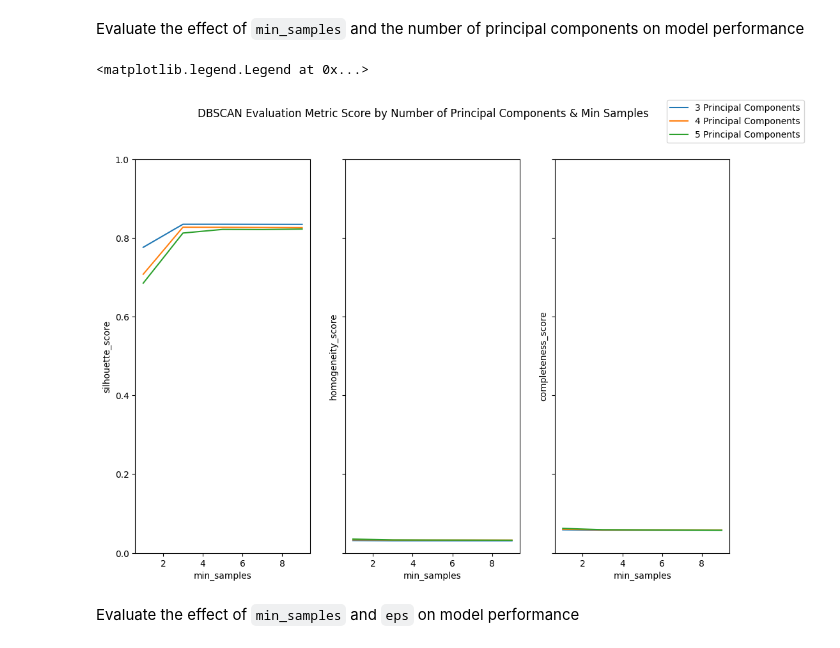
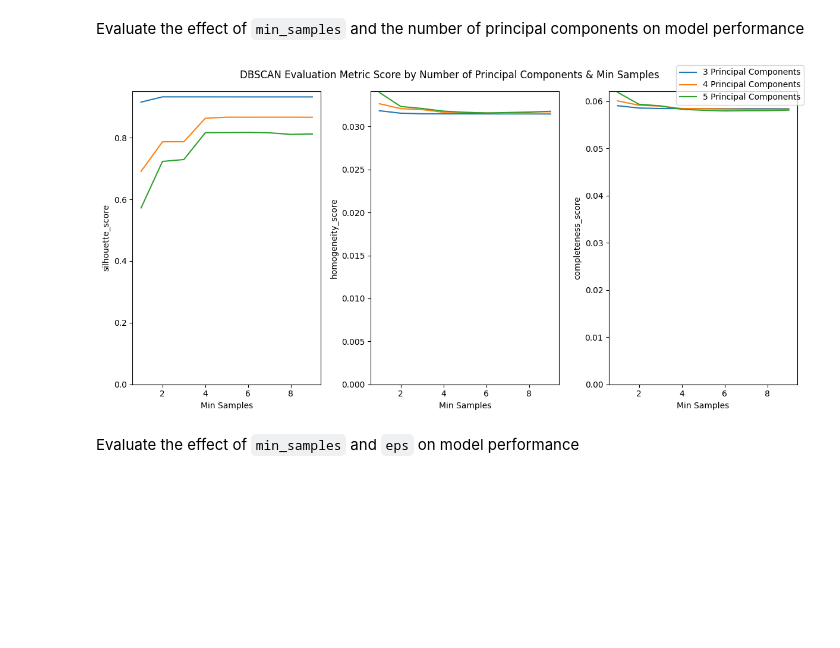
Before and after one commit to MattGroho/tab-hero, a Jupyter notebook: notebooks/unsupervised_pipeline_investigation.ipynb, the cells around one changed output. Saved outputs shown, nothing was run; the diff lists cells and outputs as text; code cells hidden in the pictures; blank space fills up the shorter version.

```diff
--- a/notebooks/unsupervised_pipeline_investigation.ipynb
+++ b/notebooks/unsupervised_pipeline_investigation.ipynb
@@ -661,7 +661,7 @@ def plot_metrics_by_2params(df, param1, param2, param2_lab, fig_title, x_label,
         for param2_val in df.loc[:, param2].unique():
             # Filter dataframe
             param2_filter = df.loc[:, param2] == param2_val
-            _y = df.loc[param2_filter, metric]
+            _y = df.loc[param2_filter, [param1, metric]].groupby(param1).mean()
 
             # Only assign label in last axis to avoid duplication in legend
             if i == n_metrics - 1:
@@ -732,7 +732,7 @@ plot_metrics_by_2params(
 # %% [markdown]
 ### Clustering with `DBSCAN`
 # %%
-eps_list = np.arange(.25, .876, .05)
+eps_list = [np.round(eps, 2) for eps in np.arange(.25, .876, .05)] # Handling floating point error
 min_samples_list = range(1, 10, 1)
 
 n_hyperparameters = len(poss_principal_components) * len(eps_list) * len(min_samples_list)
@@ -747,7 +747,7 @@ for n_components, pca_dataset in zip(poss_principal_components, pca_datasets):
     for eps in eps_list:
         for min_samples in min_samples_list:
             dbscan = DBSCAN(
-                eps=np.round(eps, 1), # .3 in eps_list was returned with a floating point error
+                eps=eps,
                 min_samples=min_samples,
                 n_jobs=-1
             ).fit(pca_dataset)
@@ -920,32 +860,17 @@ fig.legend()
 # %% [markdown]
 Evaluate the effect of `min_samples` and the number of principal components on model performance
 # %%
-fig, axs = plt.subplots(nrows=1, ncols=3, figsize=(12,8), sharex=True, sharey=True)
-x = dbscan_eval_df.min_samples.unique()
-hyperparameter = 'min_samples'
-
-for i in range(3):
-    # Access current axis
-    ax = axs[i]
-
-    # Assign current metric
-    metric = metrics[i]
-
-    # Plot data inside each chart
-    for n_components in dbscan_eval_df.loc[:, 'n_components'].unique():
-        y = dbscan_eval_df.loc[dbscan_eval_df.loc[:, 'n_components'] == n_components, [hyperparameter, metric]].groupby(hyperparameter).mean()
-        ax.plot(x, y, label=f"{n_components} Principal Components" if i == 2 else "") # Only add labels to the legend in final loop to avoid duplicates
-
-    # Update figure axes and labels
-    ax.set_ylim(0, 1)
-    ax.set_ylabel(metric)
-    ax.set_xlabel('min_samples')
-
-fig.suptitle(f"{model_name.upper()} Evaluation Metric Score by Number of Principal Components & Min Samples")
-fig.legend()
+plot_metrics_by_2params(
+    dbscan_eval_df,
+    param1='min_samples',
+    param2='n_components',
+    param2_lab='Principal Components',
+    fig_title=f"{model_name.upper()} Evaluation Metric Score by Number of Principal Components & Min Samples",
+    x_label="Min Samples",
+    figsize=(12,6)
+)
 # %% [output]
-<matplotlib.legend.Legend at 0x...>
-[figure, old version]
+[figure, new version]
 # %% [markdown]
 Evaluate the effect of `min_samples` and `eps` on model performance
 # %%
```
Also changed, not shown: parts of 8 cells of this notebook.
